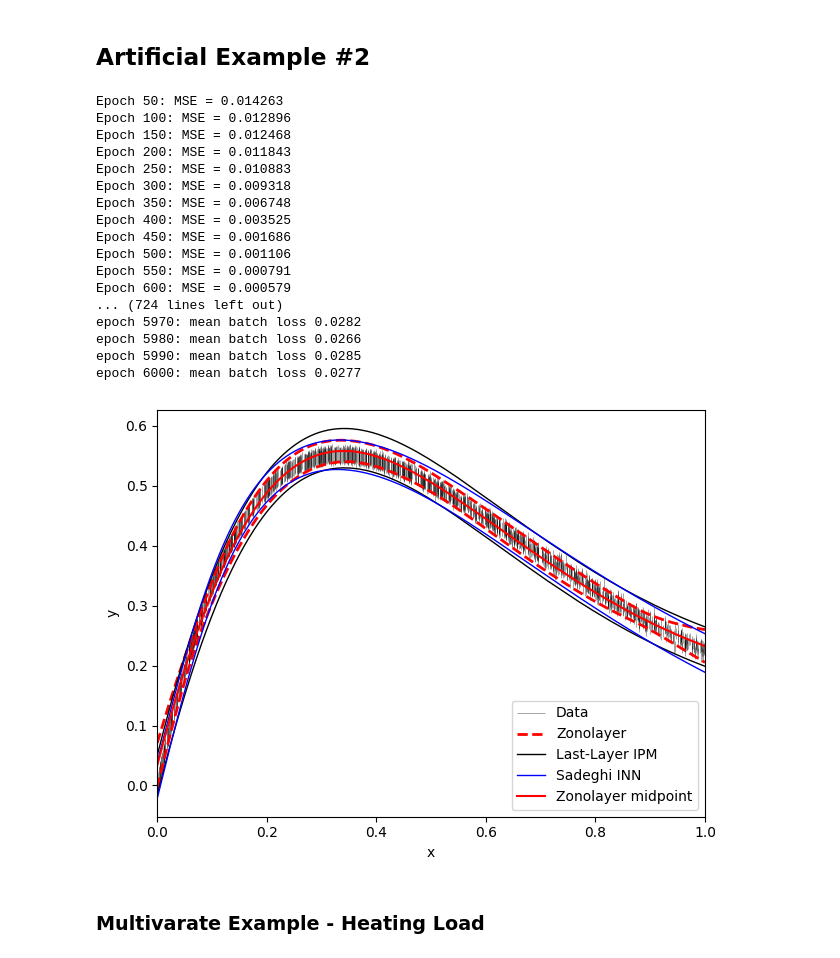
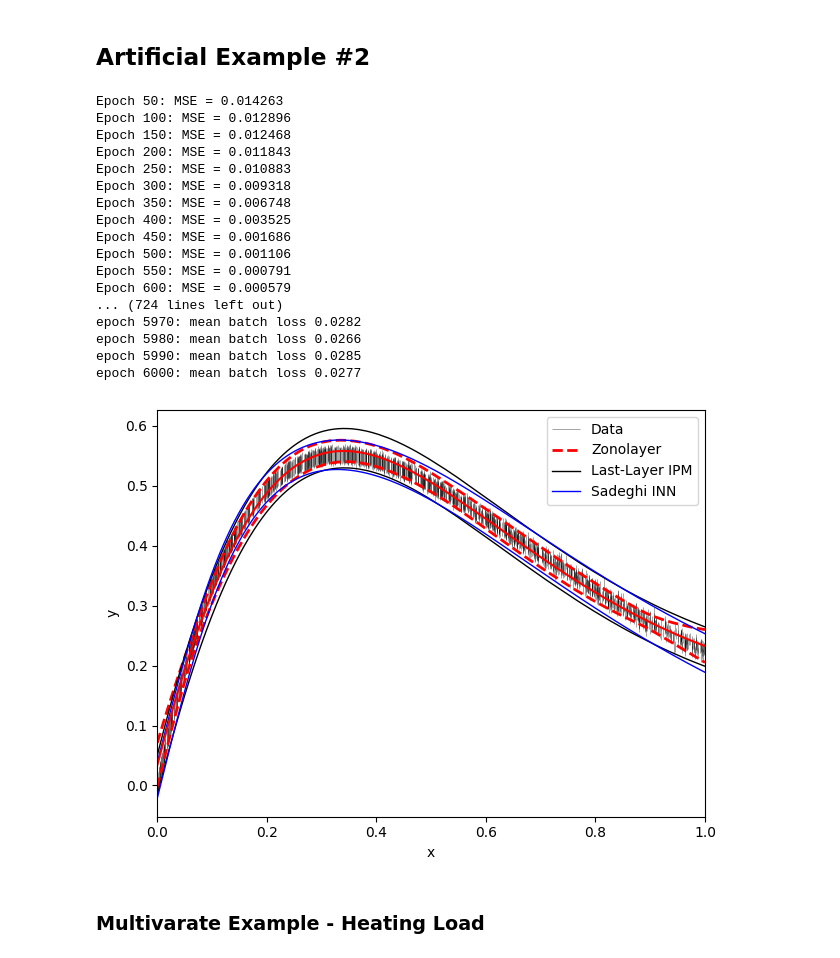
Before and after one commit to MattCodes03/Zonotopic-representations-of-imprecision-in-interval-valued-regression, a Jupyter notebook: Neural Network Regression/IPM.ipynb, the cells around one changed output. Saved outputs shown, nothing was run; the diff lists cells and outputs as text; code cells hidden in the pictures.

Commit message:
Fixed Figure

```diff
--- a/Neural Network Regression/IPM.ipynb
+++ b/Neural Network Regression/IPM.ipynb
@@ -264,35 +264,35 @@ ax.plot(x_plot, sadeghi_lower, color='blue', lw=1, label='Sadeghi INN')
 ax.plot(x_plot, sadeghi_upper, color='blue', lw=1)
 
 # Zonolayer midpoint
-ax.plot(x_plot, midpoint_model, 'r-', lw=1.5, label='Zonolayer midpoint')
+ax.plot(x_plot, midpoint_model, 'r-', lw=1.5)
 
 ax.set_xlabel('x')
 ax.set_ylabel('y')
 ax.set_xlim(0, 1)
 ax.legend()
 fig.tight_layout()
 
 fig.savefig("PDF/LastLayerIPM_Campi.pdf", bbox_inches="tight")
 plt.show()
 # %% [output]
 Epoch 50: MSE = 0.014263
 Epoch 100: MSE = 0.012896
 Epoch 150: MSE = 0.012468
 Epoch 200: MSE = 0.011843
 Epoch 250: MSE = 0.010883
 Epoch 300: MSE = 0.009318
 Epoch 350: MSE = 0.006748
 Epoch 400: MSE = 0.003525
 Epoch 450: MSE = 0.001686
 Epoch 500: MSE = 0.001106
 Epoch 550: MSE = 0.000791
 Epoch 600: MSE = 0.000579
 ... (724 lines left out)
 epoch 5970: mean batch loss 0.0282
 epoch 5980: mean batch loss 0.0266
 epoch 5990: mean batch loss 0.0285
 epoch 6000: mean batch loss 0.0277
-[figure, old version]
+[figure, new version]
 # %% [markdown]
 ### Multivarate Example - Heating Load
 # %%
```
Also changed, not shown: 3 other files.
